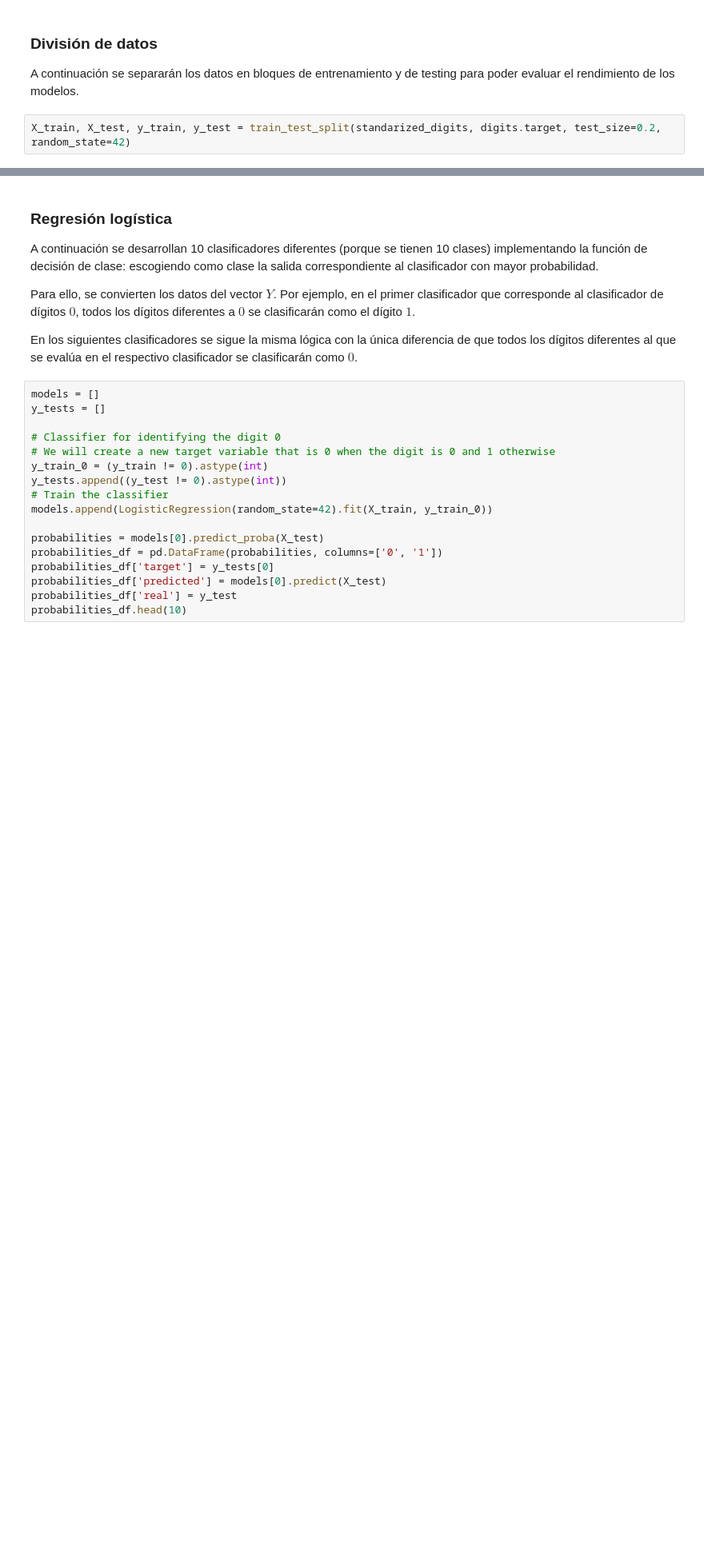
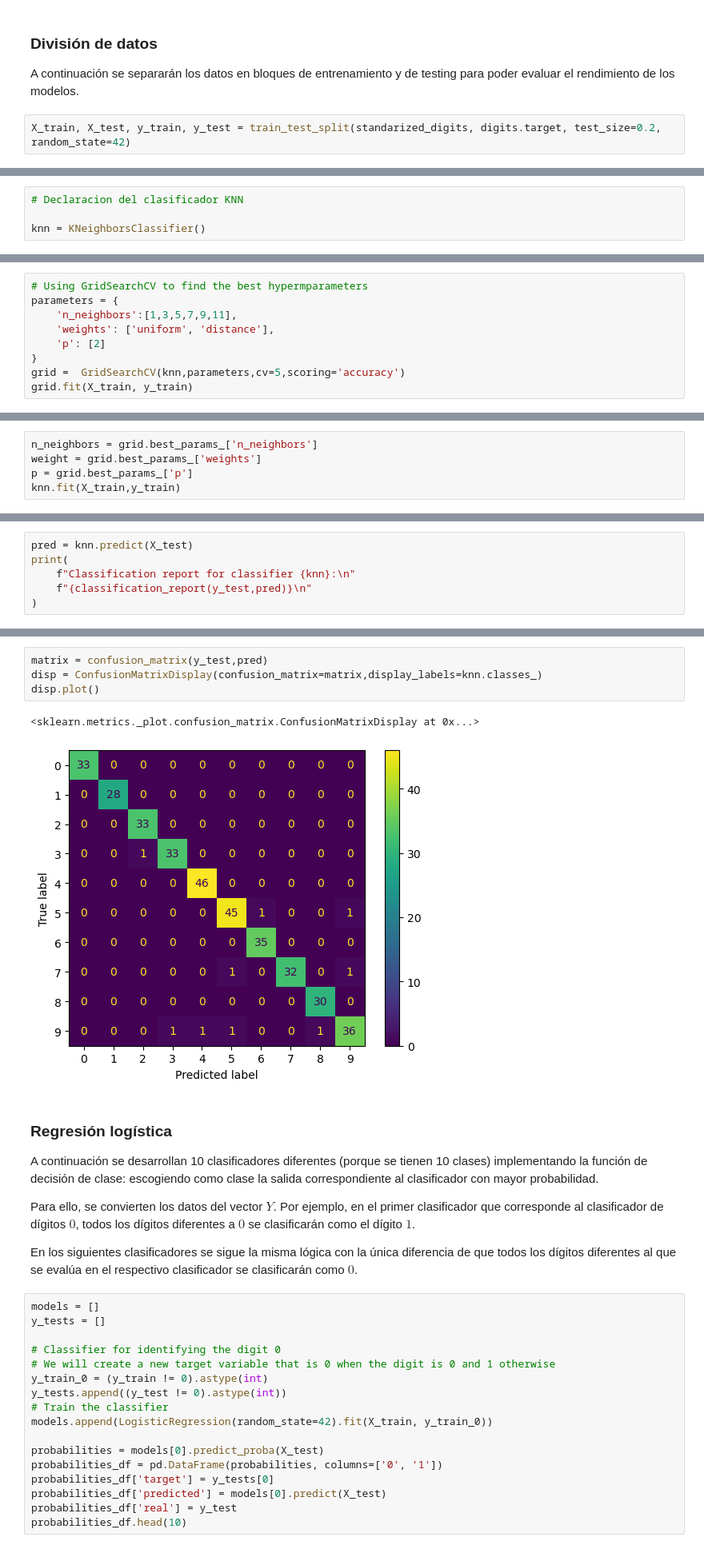
Before and after one commit to MonicaCabanas23/Clasificacion-y-Regresion-Lineal, a Jupyter notebook: Clasificacion_y_Regresion_Lineal.ipynb, the cells around one changed output, grey strips where cells are left out. Shown: that part at 80% size. Drawn from its saved outputs; the diff is of its cells as text; blank space fills up the shorter version.

```diff
--- a/Clasificacion_y_Regresion_Lineal.ipynb
+++ b/Clasificacion_y_Regresion_Lineal.ipynb
@@ -114,0 +194,4 @@ X_train, X_test, y_train, y_test = train_test_split(standarized_digits, digits.t
+# %%
+# Declaracion del clasificador KNN
+
+knn = KNeighborsClassifier()
@@ -114,0 +216,9 @@ X_train, X_test, y_train, y_test = train_test_split(standarized_digits, digits.t
+# %%
+# Using GridSearchCV to find the best hypermparameters
+parameters = {
+    'n_neighbors':[1,3,5,7,9,11],
+    'weights': ['uniform', 'distance'],
+    'p': [2]
+}
+grid =  GridSearchCV(knn,parameters,cv=5,scoring='accuracy')
+grid.fit(X_train, y_train)
@@ -114,0 +266,5 @@ X_train, X_test, y_train, y_test = train_test_split(standarized_digits, digits.t
+# %%
+n_neighbors = grid.best_params_['n_neighbors']
+weight = grid.best_params_['weights']
+p = grid.best_params_['p']
+knn.fit(X_train,y_train)
@@ -114,0 +281,6 @@ X_train, X_test, y_train, y_test = train_test_split(standarized_digits, digits.t
+# %%
+pred = knn.predict(X_test)
+print(
+    f"Classification report for classifier {knn}:\n"
+    f"{classification_report(y_test,pred)}\n"
+)
@@ -115,3 +305,10 @@ X_train, X_test, y_train, y_test = train_test_split(standarized_digits, digits.t
+# %%
+matrix = confusion_matrix(y_test,pred)
+disp = ConfusionMatrixDisplay(confusion_matrix=matrix,display_labels=knn.classes_)
+disp.plot()
+# %% [output]
+<sklearn.metrics._plot.confusion_matrix.ConfusionMatrixDisplay at 0x...>
+[figure, added]
 # %% [markdown]
 ### Regresión logística
 
```
Also changed, not shown: parts of 41 cells of this notebook.
